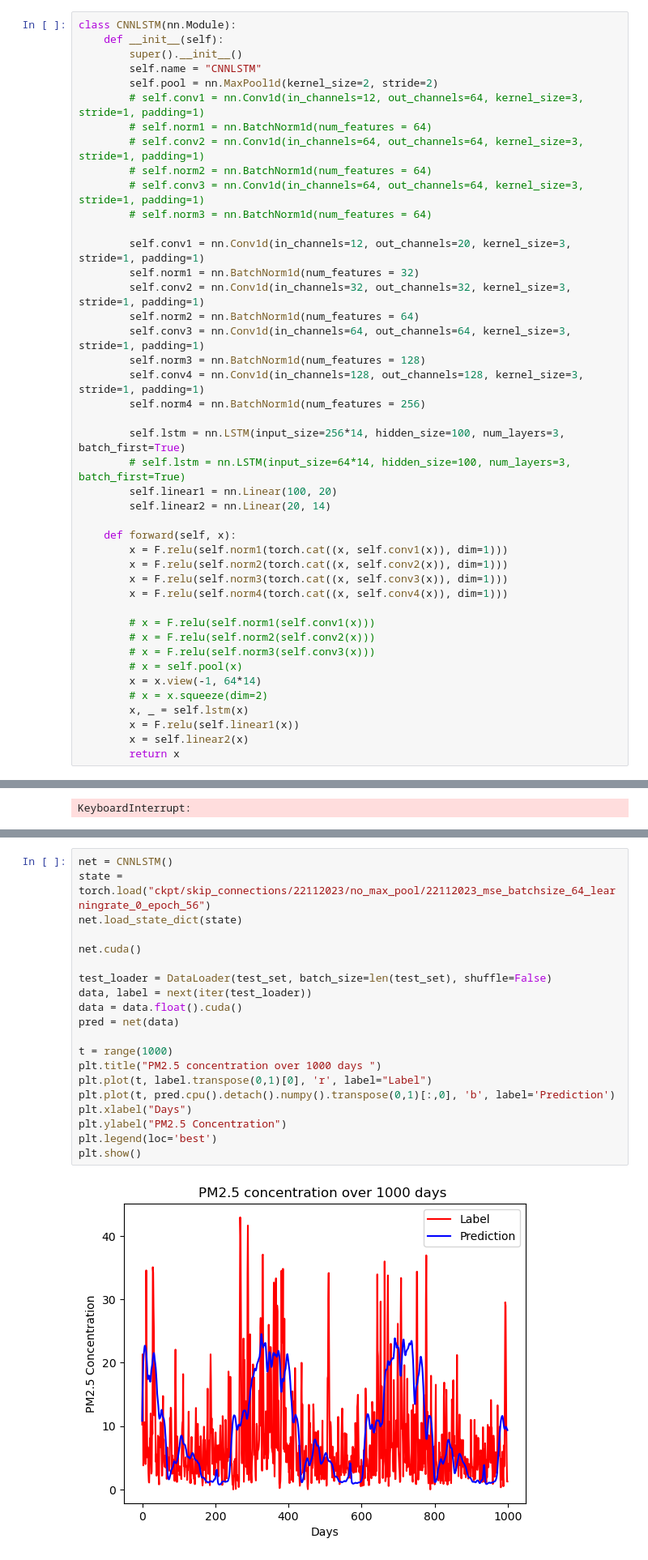
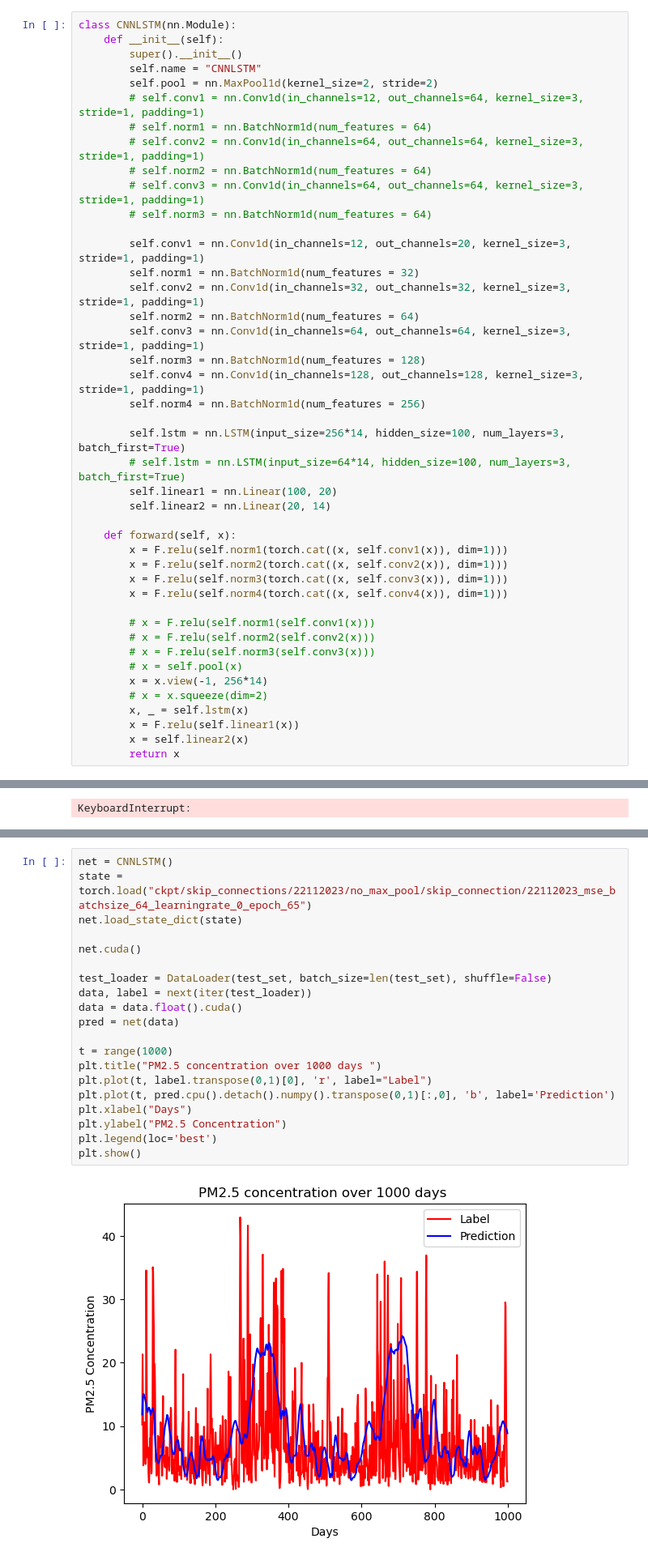
Before and after one commit to xuetingkai/APS360AirQuality, a Jupyter notebook: training_ver2.ipynb, the cells around one changed output, grey strips where cells are left out. Shown at 81% size. Cells and saved outputs as stored; diff of their text form.

Commit message:
Code for model with skip connections in training_ver2

```diff
--- a/training_ver2.ipynb
+++ b/training_ver2.ipynb
@@ -138,7 +138,7 @@ class CNNLSTM(nn.Module):
         # x = F.relu(self.norm2(self.conv2(x)))
         # x = F.relu(self.norm3(self.conv3(x)))
         # x = self.pool(x)
-        x = x.view(-1, 64*14)
+        x = x.view(-1, 256*14)
         # x = x.squeeze(dim=2)
         x, _ = self.lstm(x)
         x = F.relu(self.linear1(x))
@@ -314,25 +300,25 @@ FileNotFoundError: [Errno 2] No such file or directory: 'ckptskip_connections\x9
 # %%
 net = CNNLSTM()
-state = torch.load("ckpt/skip_connections/22112023/no_max_pool/22112023_mse_batchsize_64_learningrate_0_epoch_56")
+state = torch.load("ckpt/skip_connections/22112023/no_max_pool/skip_connection/22112023_mse_batchsize_64_learningrate_0_epoch_65")
 net.load_state_dict(state)
 
 net.cuda()
 
 test_loader = DataLoader(test_set, batch_size=len(test_set), shuffle=False)
 data, label = next(iter(test_loader))
 data = data.float().cuda()
 pred = net(data)
 
 t = range(1000)
 plt.title("PM2.5 concentration over 1000 days ")
 plt.plot(t, label.transpose(0,1)[0], 'r', label="Label")
 plt.plot(t, pred.cpu().detach().numpy().transpose(0,1)[:,0], 'b', label='Prediction')
 plt.xlabel("Days")
 plt.ylabel("PM2.5 Concentration")
 plt.legend(loc='best')
 plt.show()
 # %% [output]
-[figure, old version]
+[figure, new version]
 # %%
 print(pred.cpu()[:,0].shape)
 print(label.transpose(0,1)[0].shape)
```
Also changed, not shown: parts of 7 cells of this notebook, 1 other file.
